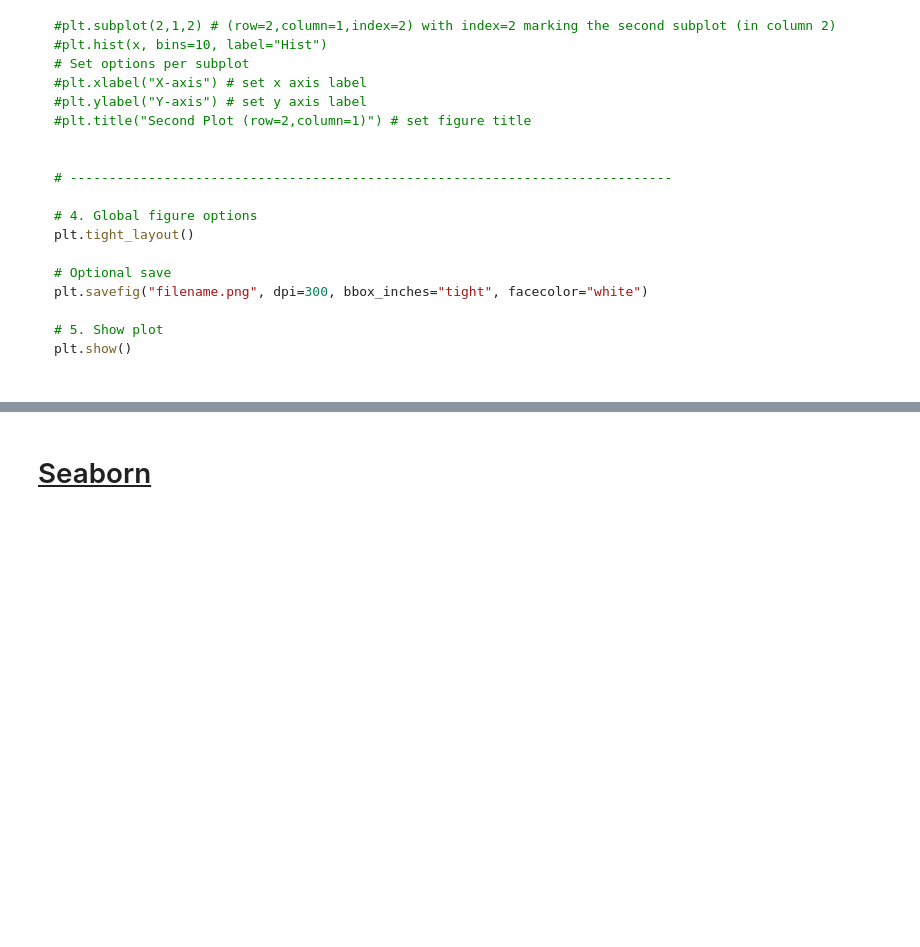
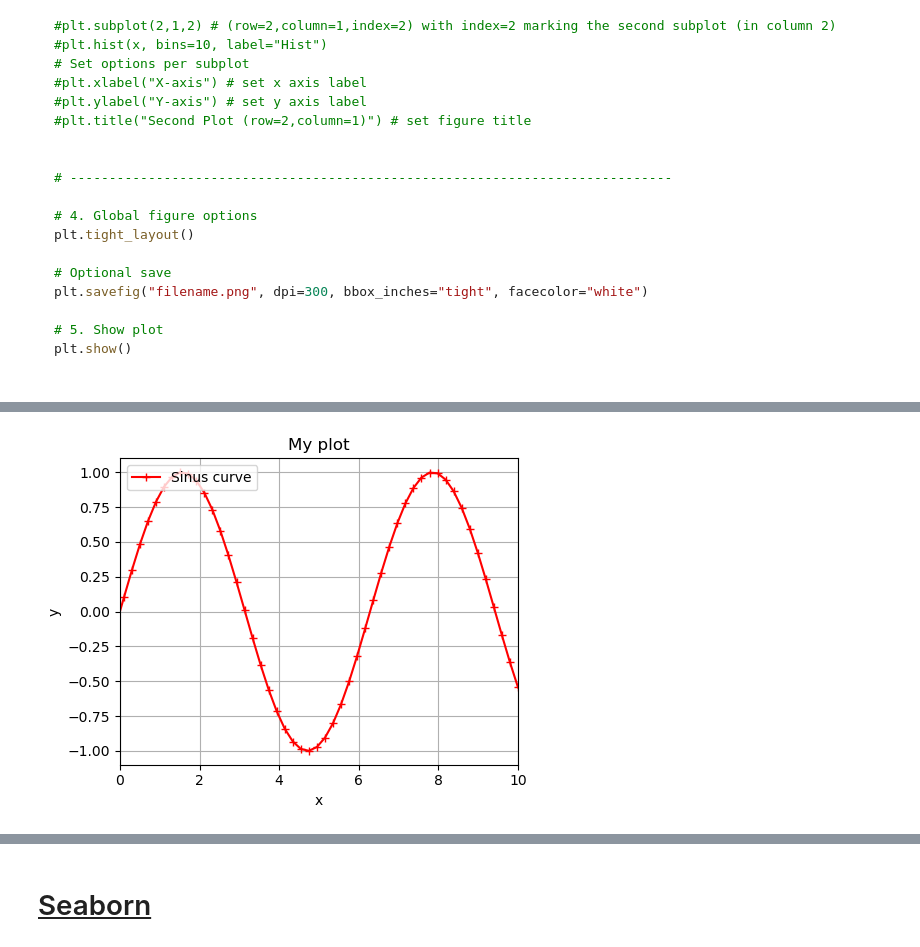
Before and after one commit to jci02/Data-Visualization, a Jupyter notebook: Matplotlib and Seaborn.ipynb, the cells around one changed output, grey strips where cells are left out. Drawn from its saved outputs; the diff is of its cells as text; code cells hidden in the pictures; blank space fills up the shorter version.

```diff
--- a/Matplotlib and Seaborn.ipynb
+++ b/Matplotlib and Seaborn.ipynb
@@ -432,12 +434,30 @@ plt.show()
 # %%
 #help(plt.plot)
 import matplotlib.pyplot as plt
 import numpy as np
 
 # Pyplot (state-based)
 
 # Prep data
 x = np.linspace(-10,10,100)
 y = np.sin(x)
 
-plt.figure()
+# Adjust figure size
+width, height = 5,4
+plt.figure(figsize=(width,height))
+
+# Basic line plot
+plt.plot(x,y,color="red",linestyle="-", linewidth=1.5, marker="+",label="Sinus curve")
+
+# Set options
+plt.xlabel("x")
+plt.ylabel("y")
+plt.title("My plot")
+plt.grid(True)
+plt.legend(loc=2)
+plt.tight_layout()
+plt.xlim(0,10)
+
+plt.show()
+# %% [output]
+[figure, added]
```
Also changed, not shown: parts of 13 cells of this notebook.
